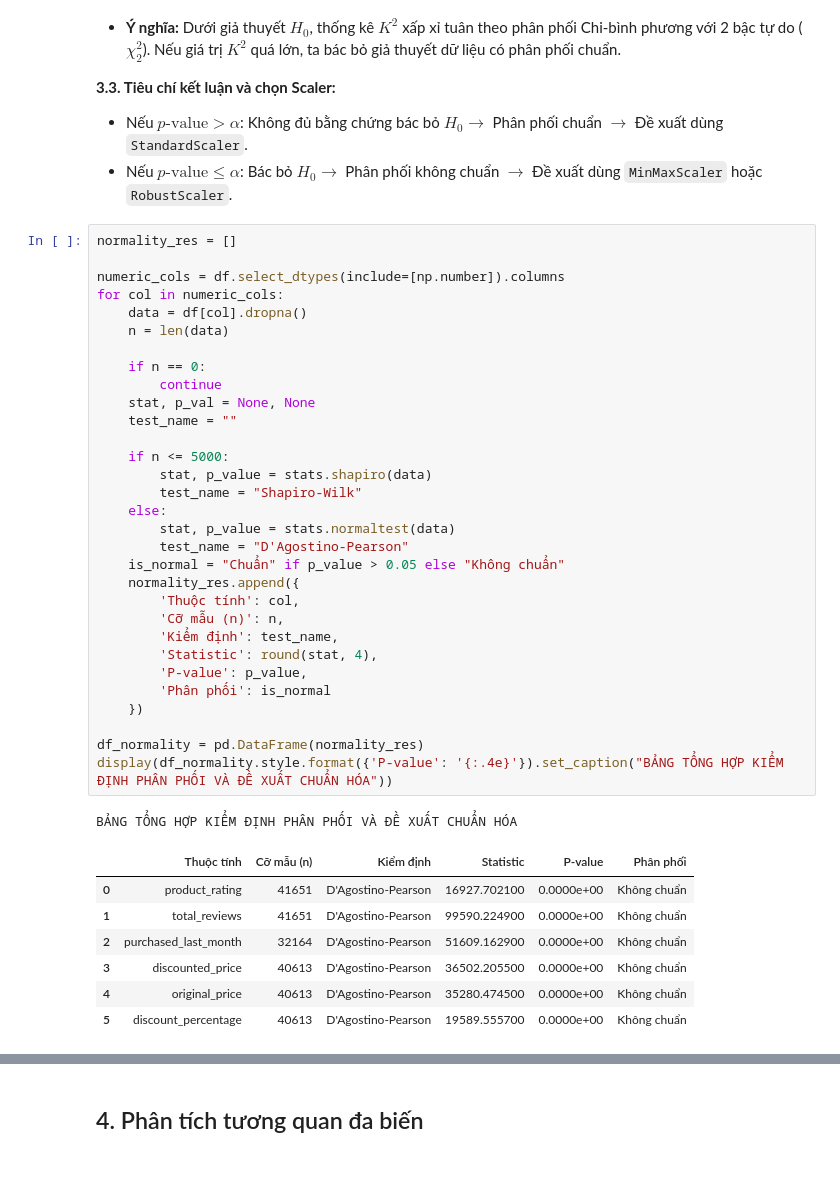
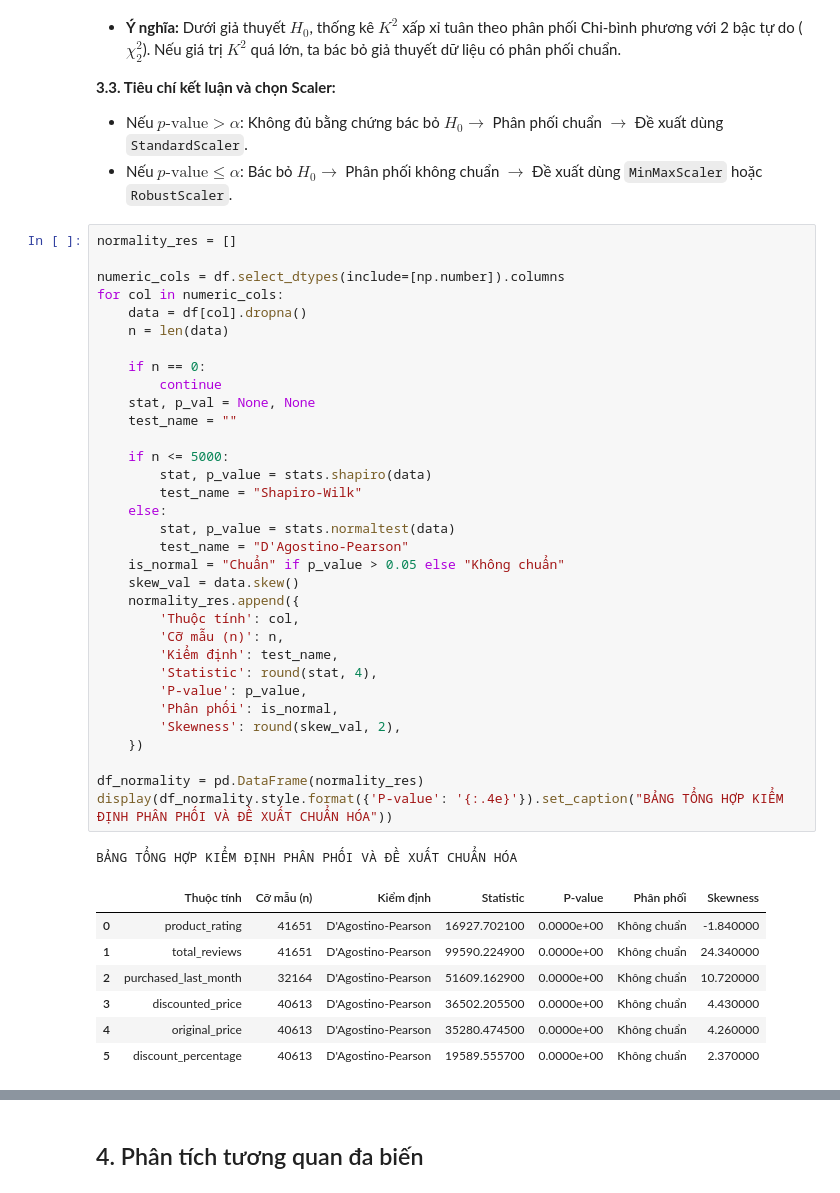
Before and after one commit to HungHiHung10/Lab01-Data-Mining, a Jupyter notebook: notebooks/03_EDA_tabular.ipynb, the cells around one changed output, grey strips where cells are left out. Cells and saved outputs as stored; diff of their text form.

```diff
--- a/notebooks/03_EDA_tabular.ipynb
+++ b/notebooks/03_EDA_tabular.ipynb
@@ -120,41 +120,43 @@ normality_res = []
 
 numeric_cols = df.select_dtypes(include=[np.number]).columns
 for col in numeric_cols:
     data = df[col].dropna()
     n = len(data)
 
     if n == 0:
         continue
     stat, p_val = None, None
     test_name = ""
 
     if n <= 5000:
         stat, p_value = stats.shapiro(data)
         test_name = "Shapiro-Wilk"
     else:
         stat, p_value = stats.normaltest(data)
         test_name = "D'Agostino-Pearson"
     is_normal = "Chuẩn" if p_value > 0.05 else "Không chuẩn"
+    skew_val = data.skew()
     normality_res.append({
         'Thuộc tính': col,
         'Cỡ mẫu (n)': n,
         'Kiểm định': test_name,
         'Statistic': round(stat, 4),
         'P-value': p_value,
-        'Phân phối': is_normal
+        'Phân phối': is_normal,
+        'Skewness': round(skew_val, 2),
     })
 
 df_normality = pd.DataFrame(normality_res)
 display(df_normality.style.format({'P-value': '{:.4e}'}).set_caption("BẢNG TỔNG HỢP KIỂM ĐỊNH PHÂN PHỐI VÀ ĐỀ XUẤT CHUẨN HÓA"))
 # %% [output]
 BẢNG TỔNG HỢP KIỂM ĐỊNH PHÂN PHỐI VÀ ĐỀ XUẤT CHUẨN HÓA
-|  | Thuộc tính | Cỡ mẫu (n) | Kiểm định | Statistic | P-value | Phân phối |
-| 0 | product_rating | 41651 | D'Agostino-Pearson | 16927.702100 | 0.0000e+00 | Không chuẩn |
-| 1 | total_reviews | 41651 | D'Agostino-Pearson | 99590.224900 | 0.0000e+00 | Không chuẩn |
-| 2 | purchased_last_month | 32164 | D'Agostino-Pearson | 51609.162900 | 0.0000e+00 | Không chuẩn |
-| 3 | discounted_price | 40613 | D'Agostino-Pearson | 36502.205500 | 0.0000e+00 | Không chuẩn |
-| 4 | original_price | 40613 | D'Agostino-Pearson | 35280.474500 | 0.0000e+00 | Không chuẩn |
-| 5 | discount_percentage | 40613 | D'Agostino-Pearson | 19589.555700 | 0.0000e+00 | Không chuẩn |
+|  | Thuộc tính | Cỡ mẫu (n) | Kiểm định | Statistic | P-value | Phân phối | Skewness |
+| 0 | product_rating | 41651 | D'Agostino-Pearson | 16927.702100 | 0.0000e+00 | Không chuẩn | -1.840000 |
+| 1 | total_reviews | 41651 | D'Agostino-Pearson | 99590.224900 | 0.0000e+00 | Không chuẩn | 24.340000 |
+| 2 | purchased_last_month | 32164 | D'Agostino-Pearson | 51609.162900 | 0.0000e+00 | Không chuẩn | 10.720000 |
+| 3 | discounted_price | 40613 | D'Agostino-Pearson | 36502.205500 | 0.0000e+00 | Không chuẩn | 4.430000 |
+| 4 | original_price | 40613 | D'Agostino-Pearson | 35280.474500 | 0.0000e+00 | Không chuẩn | 4.260000 |
+| 5 | discount_percentage | 40613 | D'Agostino-Pearson | 19589.555700 | 0.0000e+00 | Không chuẩn | 2.370000 |
 # %% [markdown]
 **3.4. Phân tích kết quả:**
 
```
Also changed, not shown: parts of 6 cells of this notebook.
